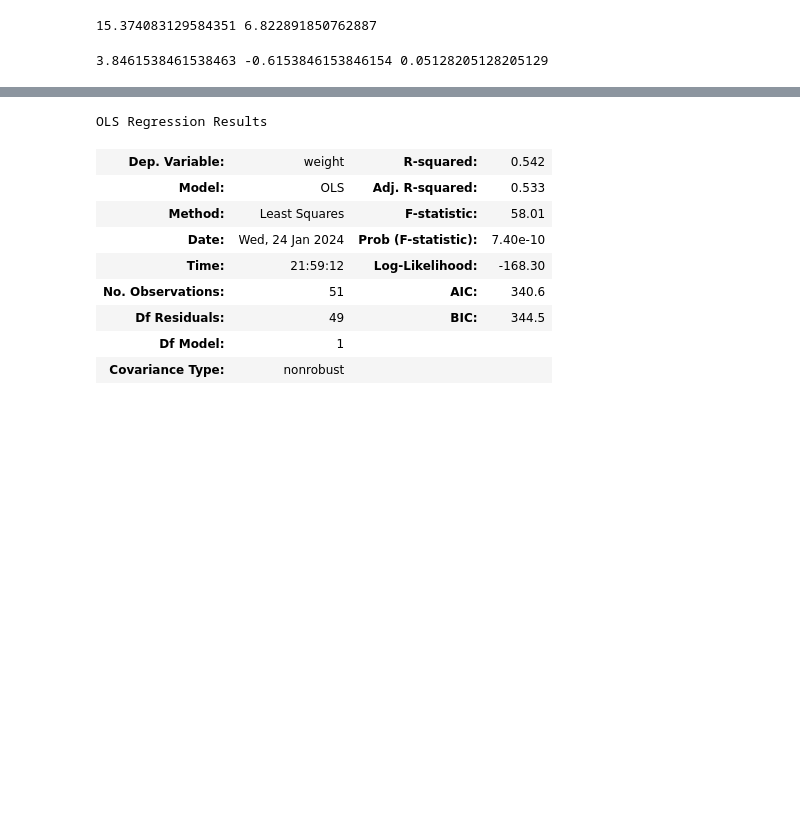
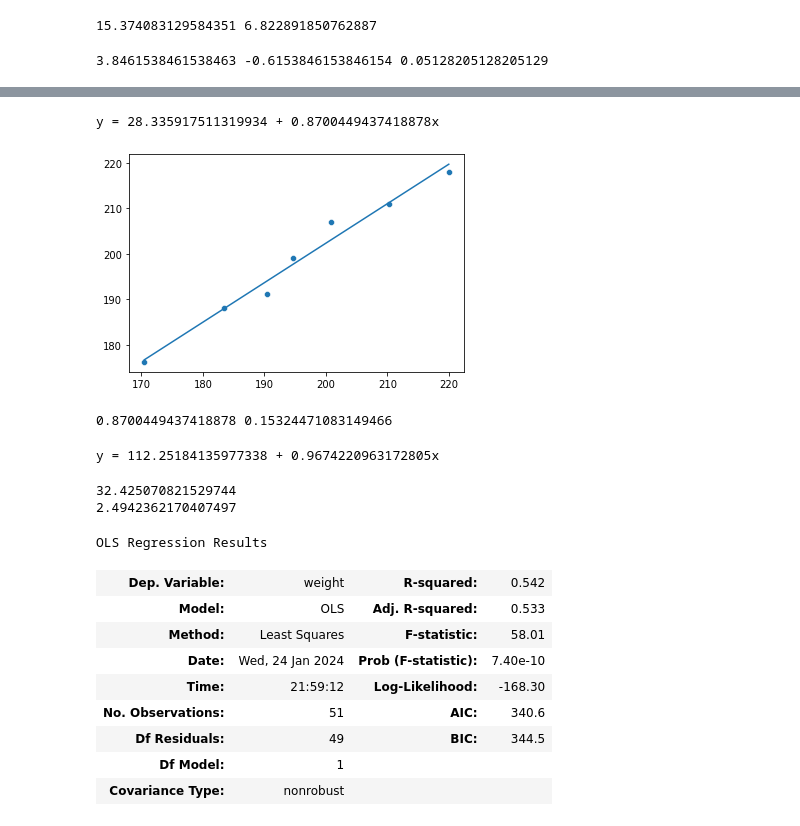
Before and after one commit to klee30810/ADP-study, a Jupyter notebook: stats/pstat/Chap 13. 회귀분석.ipynb, the cells around one changed output, grey strips where cells are left out. Cells and saved outputs as stored; diff of their text form; code cells hidden in the pictures; blank space fills up the shorter version.

```diff
--- a/stats/pstat/Chap 13. 회귀분석.ipynb
+++ b/stats/pstat/Chap 13. 회귀분석.ipynb
@@ -500,0 +530,44 @@ alpha = 0.05
+# %%
+# 2
+x_bar = np.mean(x) ; y_bar = np.mean(y) ;
+s_xx = np.std(x, ddof=1)**2 * (len(x)-1)
+s_yy = np.std(y, ddof=1)**2 * (len(y)-1)
+s_xy = np.sum(np.multiply(x, y)) - np.sum(x) * np.sum(y) / n
+
+beta_1 = s_xy / s_xx ; beta_0 = y_bar - beta_1 * x_bar
+y_hat = beta_0 + np.multiply(beta_1, x)
+sse = np.sum(np.diff([y_hat, y], axis=0)**2)
+var_hat = sse / (len(y_hat)-2)
+s_hat = np.sqrt(var_hat)
+print(f"y = {beta_0} + {beta_1}x")
+
+sns.scatterplot(x=x, y=y);
+sns.lineplot(x=x, y=y_hat);
+plt.show()
+# %% [output]
+y = 28.335917511319934 + 0.8700449437418878x
+[figure, added]
+# %%
+# 3
+alpha = 0.05
+t_alpha = stats.t.ppf(1-alpha/2, df=n-2)
+print(beta_1, t_alpha * s_hat / np.sqrt(s_xx))
+# %% [output]
+0.8700449437418878 0.15324471083149466
+# %%
+# prob 4.6
+# 1
+n = 15 ; x_bar = 10.8 ; y_bar = 122.7
+s_xx = 70.6 ; s_yy = 98.5 ; s_xy = 68.3
+
+beta_1 = s_xy / s_xx ; beta_0 = y_bar - beta_1 * x_bar
+print(f"y = {beta_0} + {beta_1}x")
+# %% [output]
+y = 112.25184135977338 + 0.9674220963172805x
+# %%
+# 2
+sse = s_yy - s_xy**2 / s_xx ; print(sse)
+var_hat = sse / (n-2); print(var_hat)
+# %% [output]
+32.425070821529744
+2.4942362170407497
```
Also changed, not shown: parts of 7 cells of this notebook.
